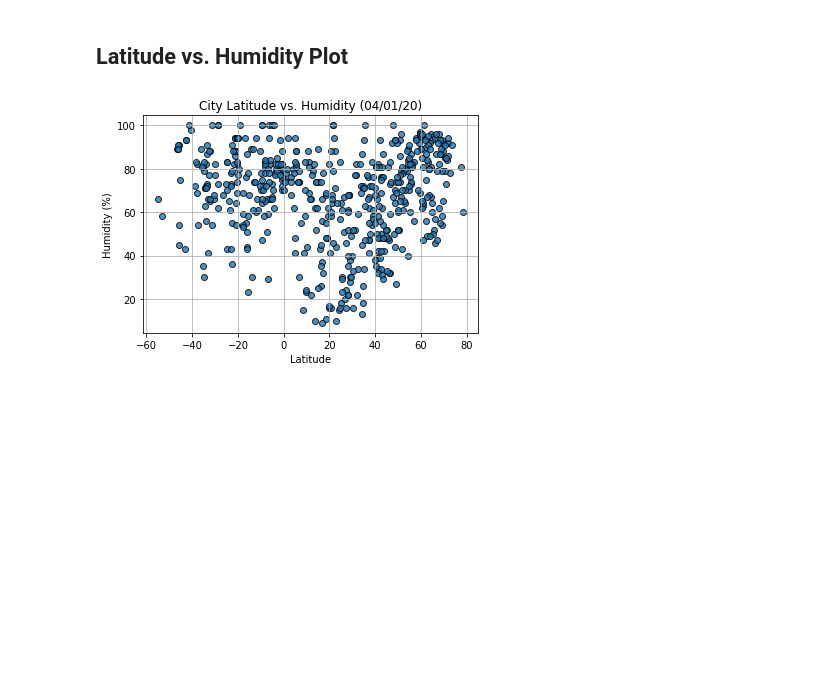
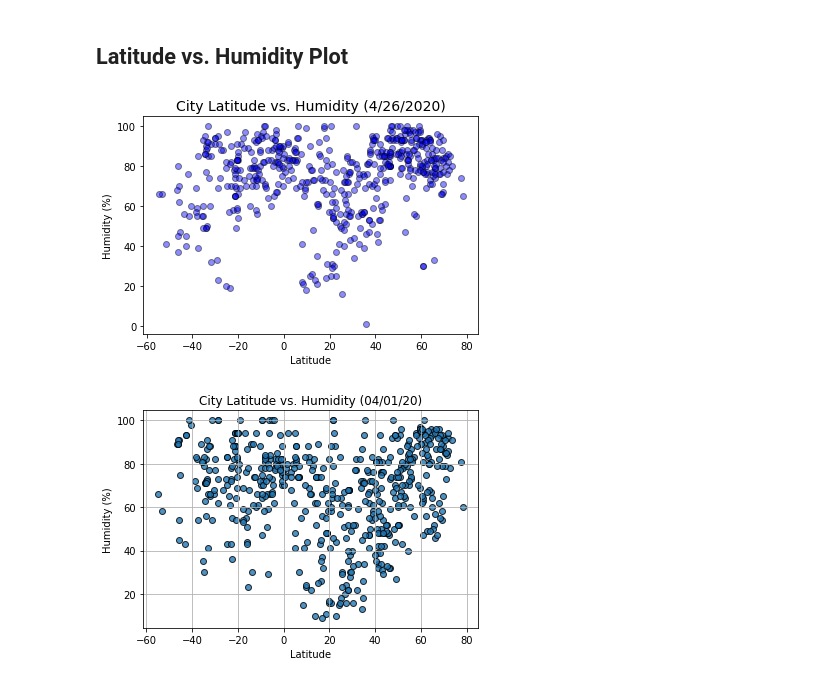
Before and after one commit to wjriebel/Python-API-Challenge, a Jupyter notebook: WeatherPy/WeatherPy.ipynb, the cells around one changed output. Saved outputs shown, nothing was run; the diff lists cells and outputs as text; code cells hidden in the pictures; blank space fills up the shorter version.

```diff
--- a/WeatherPy/WeatherPy.ipynb
+++ b/WeatherPy/WeatherPy.ipynb
@@ -185,5 +183,13 @@ plt.show()
 # %% [markdown]
 ## Latitude vs. Humidity Plot
+# %%
+plt.scatter(clean_city_data["Lat"],clean_city_data["Humidity"], color="blue", marker="o", edgecolors="black", alpha=.45)
+plt.title(f"City Latitude vs. Humidity (4/26/2020)",size=14)
+plt.xlabel("Latitude")
+plt.ylabel("Humidity (%)")
+plt.show()
+# %% [output]
+[figure, added]
 # %%
 # %% [output]
 [figure]
```
Also changed, not shown: parts of 6 cells of this notebook, 2 other files.
